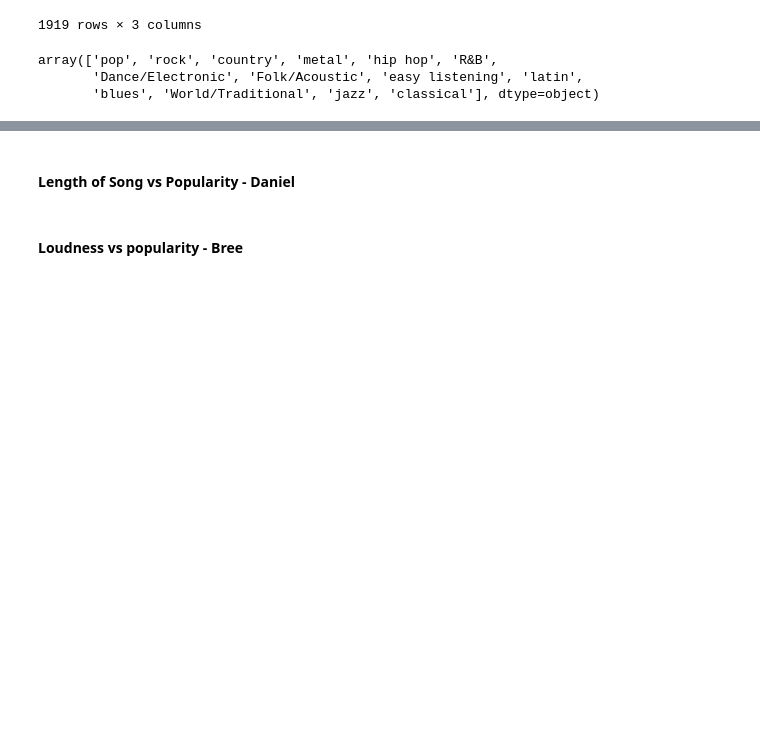
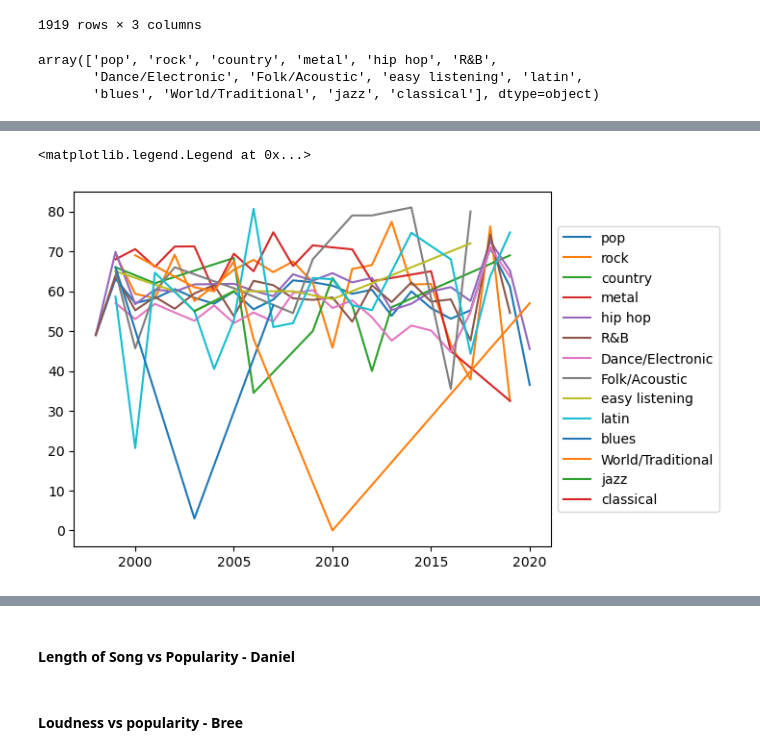
Before and after one commit to Dr0d1536/Project_1, a Jupyter notebook: spotify.ipynb, the cells around one changed output, grey strips where cells are left out. Cells and saved outputs as stored; diff of their text form; code cells hidden in the pictures; blank space fills up the shorter version.

```diff
--- a/spotify.ipynb
+++ b/spotify.ipynb
@@ -280,14 +257,0 @@ yearly_popularity
-# %%
-def count_genre_year(genre):
-    # genre='rock'
-    filter_df=music_norm['genre'].str.contains(genre)
-    small_df=music_norm.loc[filter_df, :]
-    small_df.head()
-    return len(small_df)
-
-genre_list=music_norm['genre'].str.split(', ').explode().unique()
-genre_list
-
-for each_genre in genre_list:
-    count=filter_genre(each_genre)
-    print(f'{each_genre} contains {count} records')
@@ -353,0 +258,13 @@ year_music = music_norm.groupby("year")
+# %%
+for genre in genre_list:
+    filter_df=genre_pop_year['genre'].str.contains(genre)
+    small_df=genre_pop_year.loc[filter_df, :]
+    # Get average popularity of this genre per year
+    yearly_popularity = small_df.groupby("year").mean()
+    yearly_popularity
+    # Plot average popularity vs. year.
+    plt.plot(yearly_popularity.index, yearly_popularity["popularity"], label=genre)
+plt.legend(loc='center left', bbox_to_anchor=(1, 0.5))
+# %% [output]
+<matplotlib.legend.Legend at 0x...>
+[figure, added]
```
Also changed, not shown: parts of 11 cells of this notebook.
